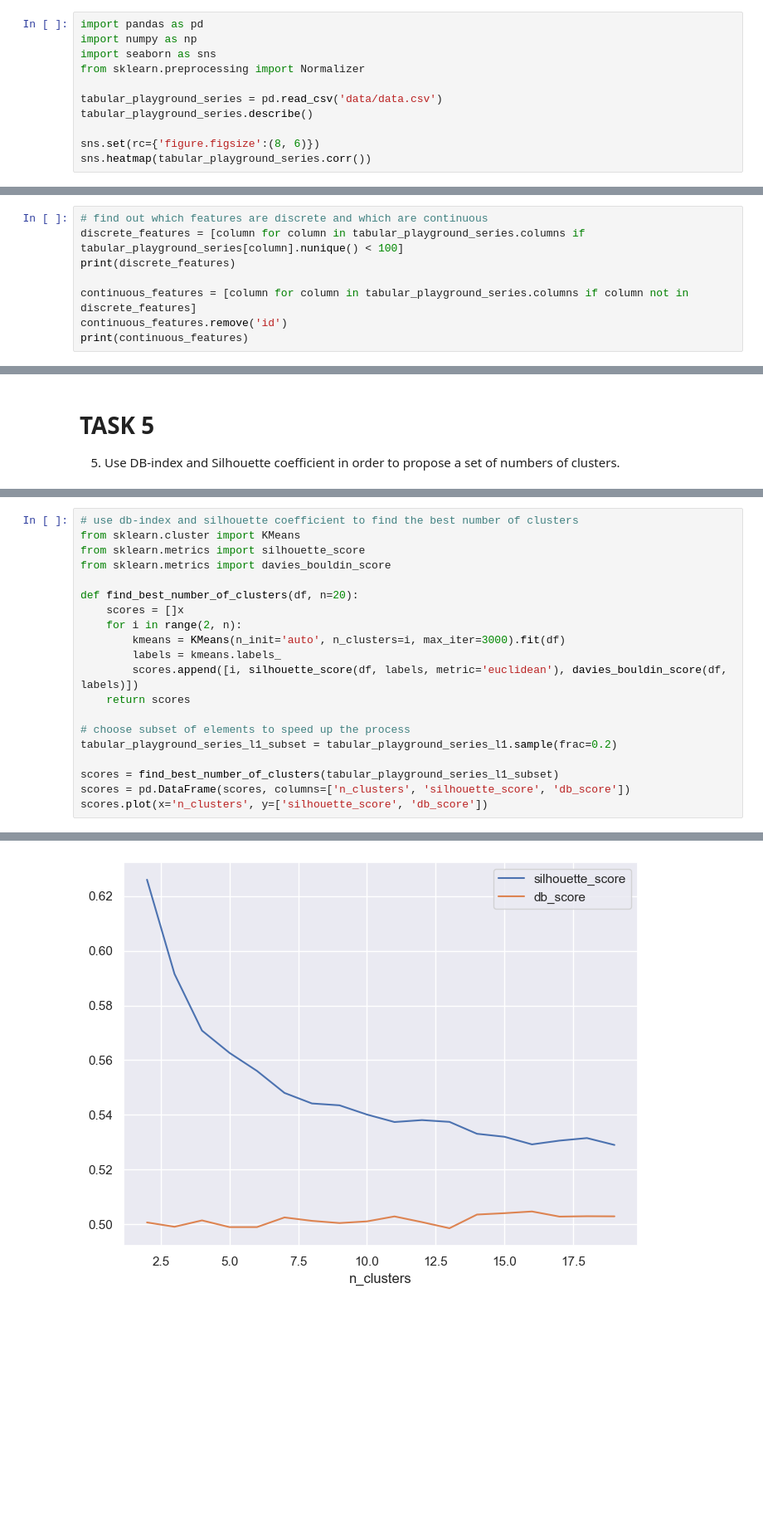
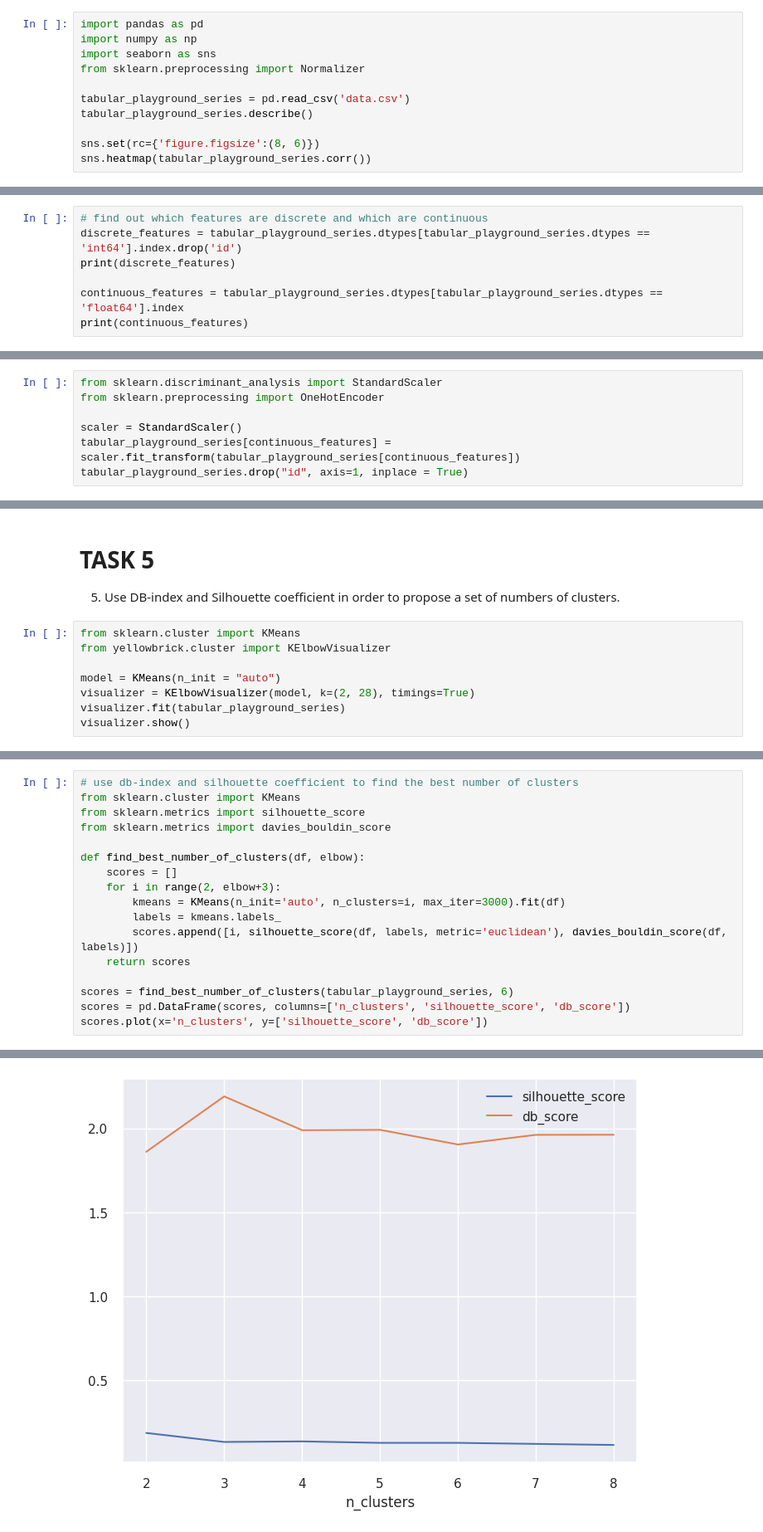
Before and after one commit to eeryczeek/data_mining, a Jupyter notebook: assignment_3/assignment_3.ipynb, the cells around one changed output, grey strips where cells are left out. Shown at 83% size. Cells and saved outputs as stored; diff of their text form; blank space fills up the shorter version.

```diff
--- a/assignment_3/assignment_3.ipynb
+++ b/assignment_3/assignment_3.ipynb
@@ -40,7 +29,7 @@ import numpy as np
 import seaborn as sns
 from sklearn.preprocessing import Normalizer
 
-tabular_playground_series = pd.read_csv('data/data.csv')
+tabular_playground_series = pd.read_csv('data.csv')
 tabular_playground_series.describe()
 
 sns.set(rc={'figure.figsize':(8, 6)})
@@ -56,9 +47,8 @@ def plot_random_continuous_features(df, continuous_features, n=4):
 # %%
 # find out which features are discrete and which are continuous
-discrete_features = [column for column in tabular_playground_series.columns if tabular_playground_series[column].nunique() < 100]
+discrete_features = tabular_playground_series.dtypes[tabular_playground_series.dtypes == 'int64'].index.drop('id')
 print(discrete_features)
 
-continuous_features = [column for column in tabular_playground_series.columns if column not in discrete_features]
-continuous_features.remove('id')
+continuous_features = tabular_playground_series.dtypes[tabular_playground_series.dtypes == 'float64'].index
 print(continuous_features)
 # %% [output]
@@ -85,0 +60,7 @@ plot_random_continuous_features(tabular_playground_series_l2, continuous_feature
+# %%
+from sklearn.discriminant_analysis import StandardScaler
+from sklearn.preprocessing import OneHotEncoder
+
+scaler = StandardScaler()
+tabular_playground_series[continuous_features] = scaler.fit_transform(tabular_playground_series[continuous_features])
+tabular_playground_series.drop("id", axis=1, inplace = True)
@@ -86,3 +88,11 @@ plot_random_continuous_features(tabular_playground_series_l2, continuous_feature
 # %% [markdown]
 # TASK 5
 5. Use DB-index and Silhouette coefficient in order to propose a set of numbers of clusters.
+# %%
+from sklearn.cluster import KMeans
+from yellowbrick.cluster import KElbowVisualizer
+
+model = KMeans(n_init = "auto")
+visualizer = KElbowVisualizer(model, k=(2, 28), timings=True)
+visualizer.fit(tabular_playground_series)
+visualizer.show()
@@ -89,23 +102,20 @@ plot_random_continuous_features(tabular_playground_series_l2, continuous_feature
 # %%
 # use db-index and silhouette coefficient to find the best number of clusters
 from sklearn.cluster import KMeans
 from sklearn.metrics import silhouette_score
 from sklearn.metrics import davies_bouldin_score
 
-def find_best_number_of_clusters(df, n=20):
-    scores = []x
-    for i in range(2, n):
+def find_best_number_of_clusters(df, elbow):
+    scores = []
+    for i in range(2, elbow+3):
         kmeans = KMeans(n_init='auto', n_clusters=i, max_iter=3000).fit(df)
         labels = kmeans.labels_
         scores.append([i, silhouette_score(df, labels, metric='euclidean'), davies_bouldin_score(df, labels)])
     return scores
 
-# choose subset of elements to speed up the process
-tabular_playground_series_l1_subset = tabular_playground_series_l1.sample(frac=0.2)
-
-scores = find_best_number_of_clusters(tabular_playground_series_l1_subset)
+scores = find_best_number_of_clusters(tabular_playground_series, 6)
 scores = pd.DataFrame(scores, columns=['n_clusters', 'silhouette_score', 'db_score'])
 scores.plot(x='n_clusters', y=['silhouette_score', 'db_score'])
 # %% [output]
 <Axes: xlabel='n_clusters'>
-[figure, old version]
+[figure, new version]
```
Also changed, not shown: parts of 21 cells of this notebook.
